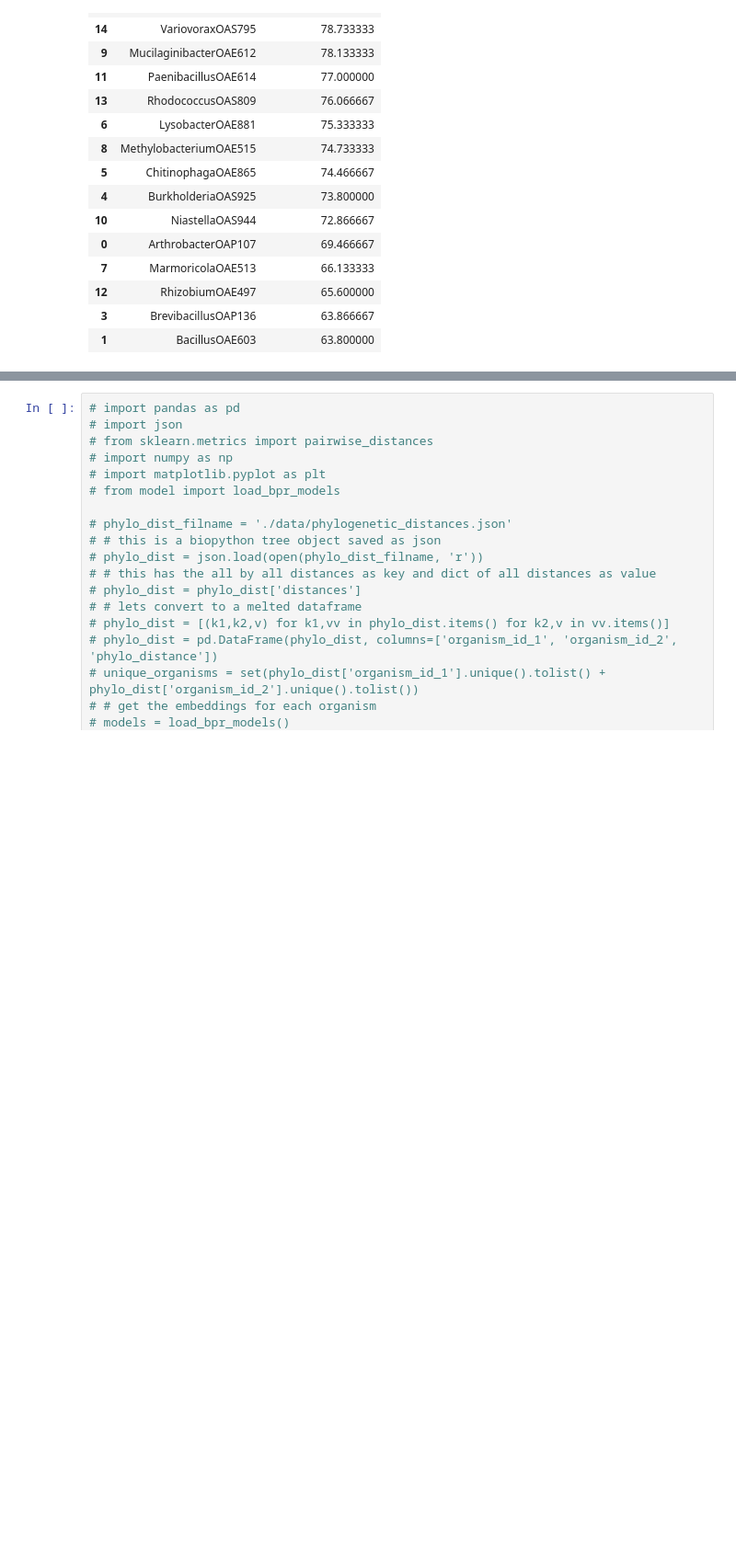
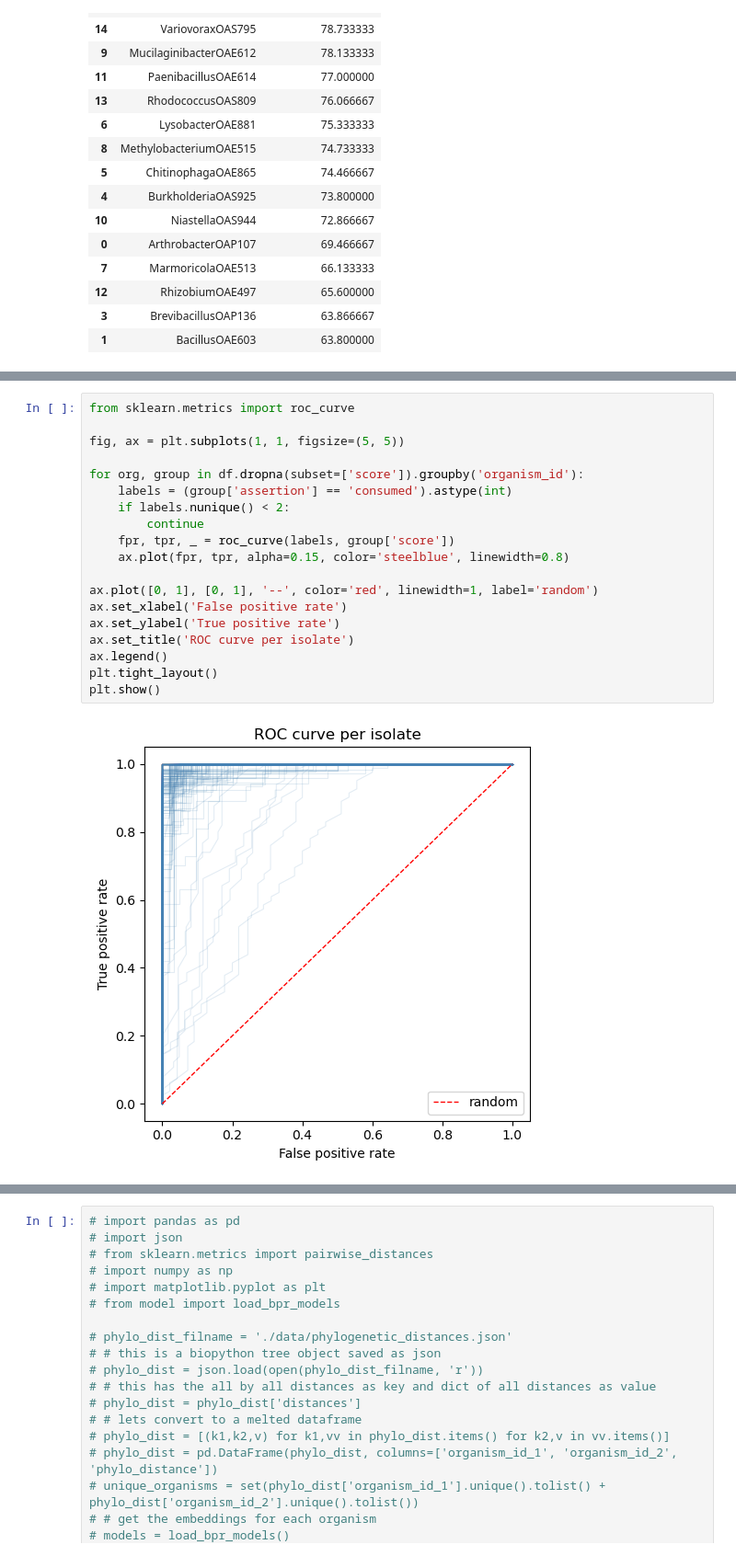
Before and after one commit to northenlab/webofmicrobes, a Jupyter notebook: wom/extrapolate_model.ipynb, the cells around one changed output, grey strips where cells are left out. Shown at 92% size. Cells and saved outputs as stored; diff of their text form; blank space fills up the shorter version.

```diff
--- a/wom/extrapolate_model.ipynb
+++ b/wom/extrapolate_model.ipynb
@@ -202,0 +302,21 @@ out.sort_values("mean_top_10_score", ascending=False)
+# %%
+from sklearn.metrics import roc_curve
+
+fig, ax = plt.subplots(1, 1, figsize=(5, 5))
+
+for org, group in df.dropna(subset=['score']).groupby('organism_id'):
+    labels = (group['assertion'] == 'consumed').astype(int)
+    if labels.nunique() < 2:
+        continue
+    fpr, tpr, _ = roc_curve(labels, group['score'])
+    ax.plot(fpr, tpr, alpha=0.15, color='steelblue', linewidth=0.8)
+
+ax.plot([0, 1], [0, 1], '--', color='red', linewidth=1, label='random')
+ax.set_xlabel('False positive rate')
+ax.set_ylabel('True positive rate')
+ax.set_title('ROC curve per isolate')
+ax.legend()
+plt.tight_layout()
+plt.show()
+# %% [output]
+[figure, added]
```
Also changed, not shown: parts of 7 cells of this notebook, 2 other files.
